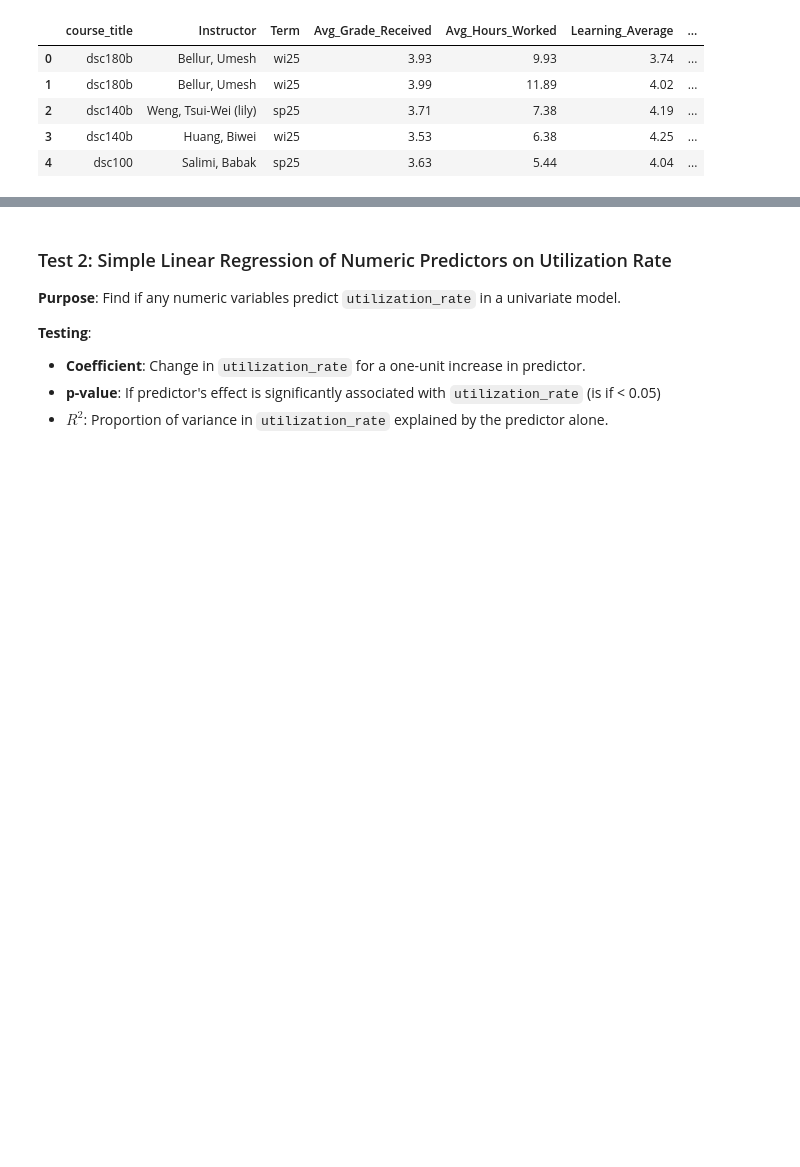
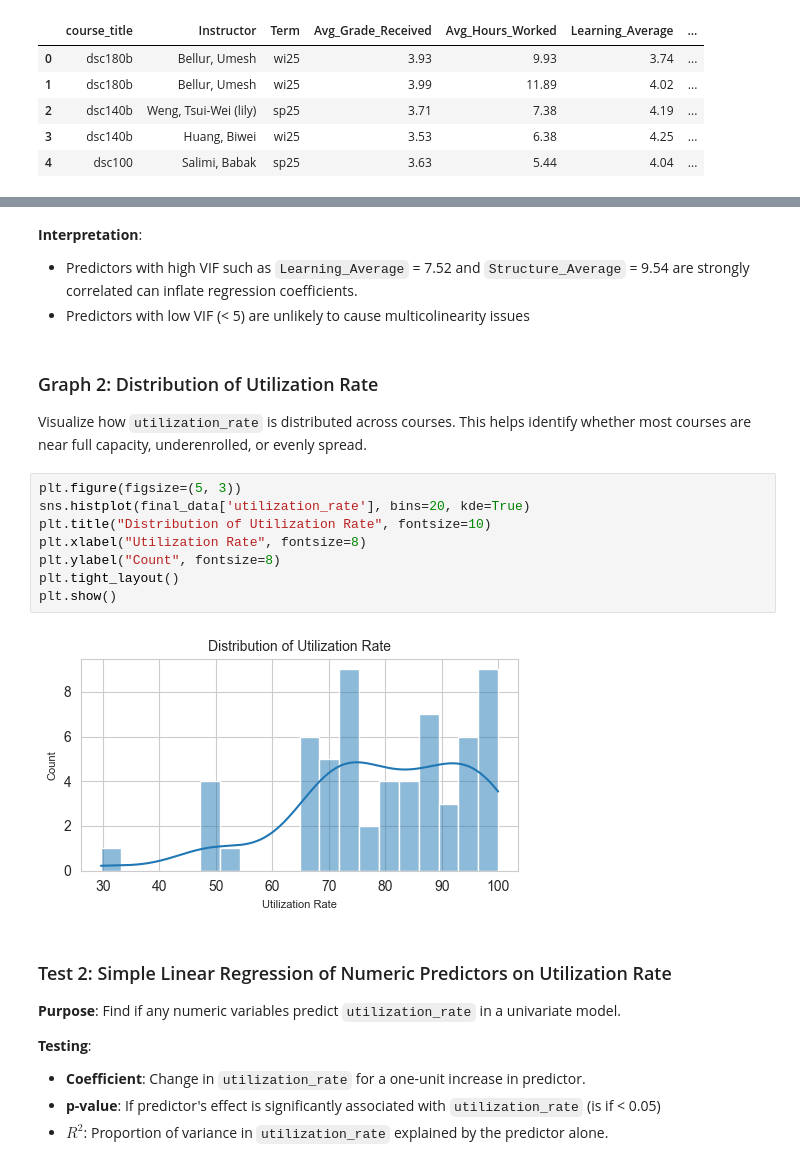
Before and after one commit to cadenpascual/DSC190_FinalProject, a Jupyter notebook: SET_data_analysis.ipynb, the cells around one changed output, grey strips where cells are left out. Cells and saved outputs as stored; diff of their text form; blank space fills up the shorter version.

```diff
--- a/SET_data_analysis.ipynb
+++ b/SET_data_analysis.ipynb
@@ -170,3 +181,20 @@ vif_data
+# %% [markdown]
+**Interpretation**:
+* Predictors with high VIF such as `Learning_Average` = 7.52 and `Structure_Average` = 9.54 are strongly correlated can inflate regression coefficients.
+* Predictors with low VIF (< 5) are unlikely to cause multicolinearity issues
+# %% [markdown]
+### Graph 2: Distribution of Utilization Rate
+Visualize how `utilization_rate` is distributed across courses. This helps identify whether most courses are near full capacity, underenrolled, or evenly spread.
+# %%
+plt.figure(figsize=(5, 3))
+sns.histplot(final_data['utilization_rate'], bins=20, kde=True)
+plt.title("Distribution of Utilization Rate", fontsize=10)
+plt.xlabel("Utilization Rate", fontsize=8)
+plt.ylabel("Count", fontsize=8)
+plt.tight_layout()
+plt.show()
+# %% [output]
+[figure, added]
 # %% [markdown]
 ### Test 2: Simple Linear Regression of Numeric Predictors on Utilization Rate
 
```
Also changed, not shown: parts of 19 cells of this notebook.
